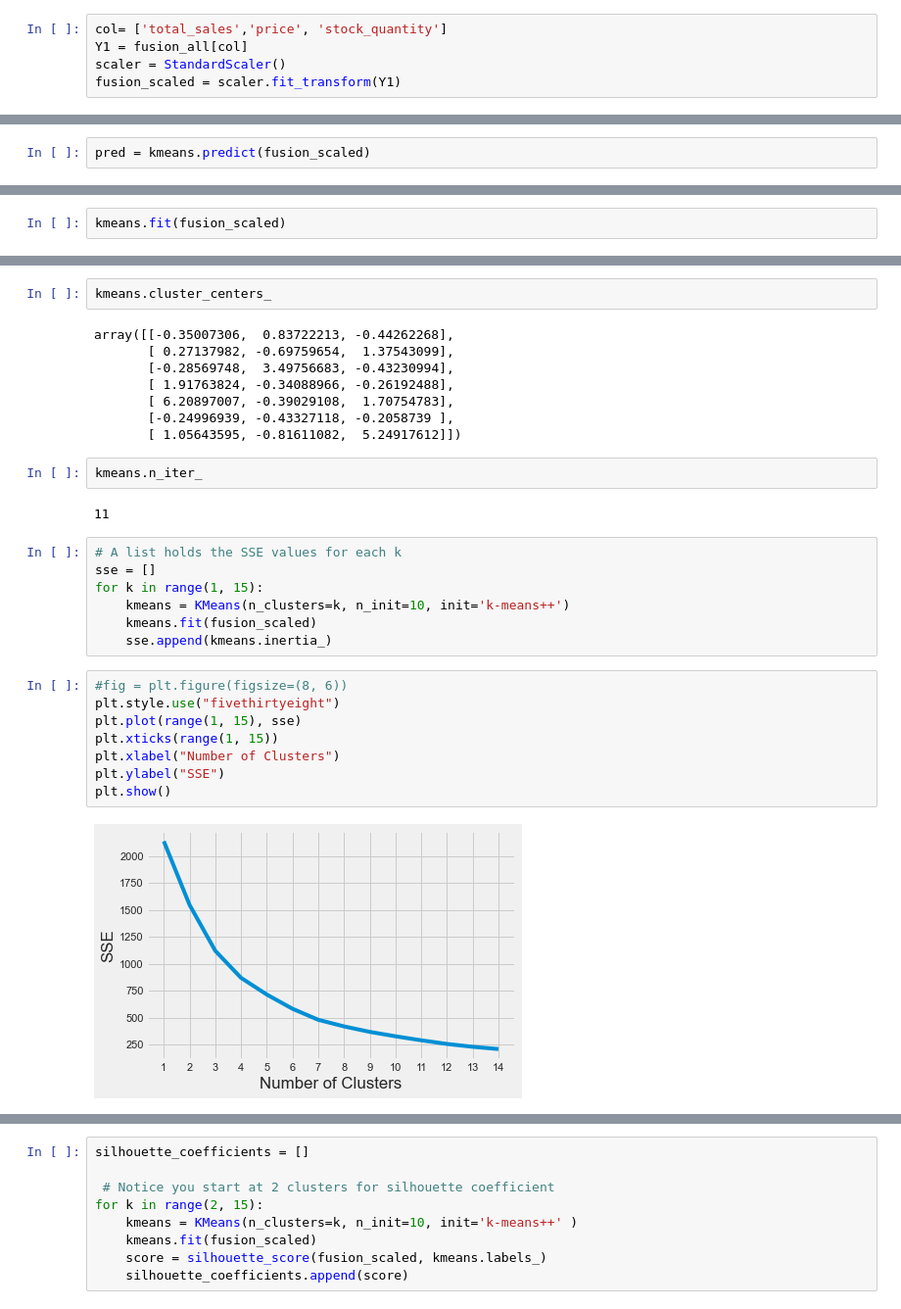
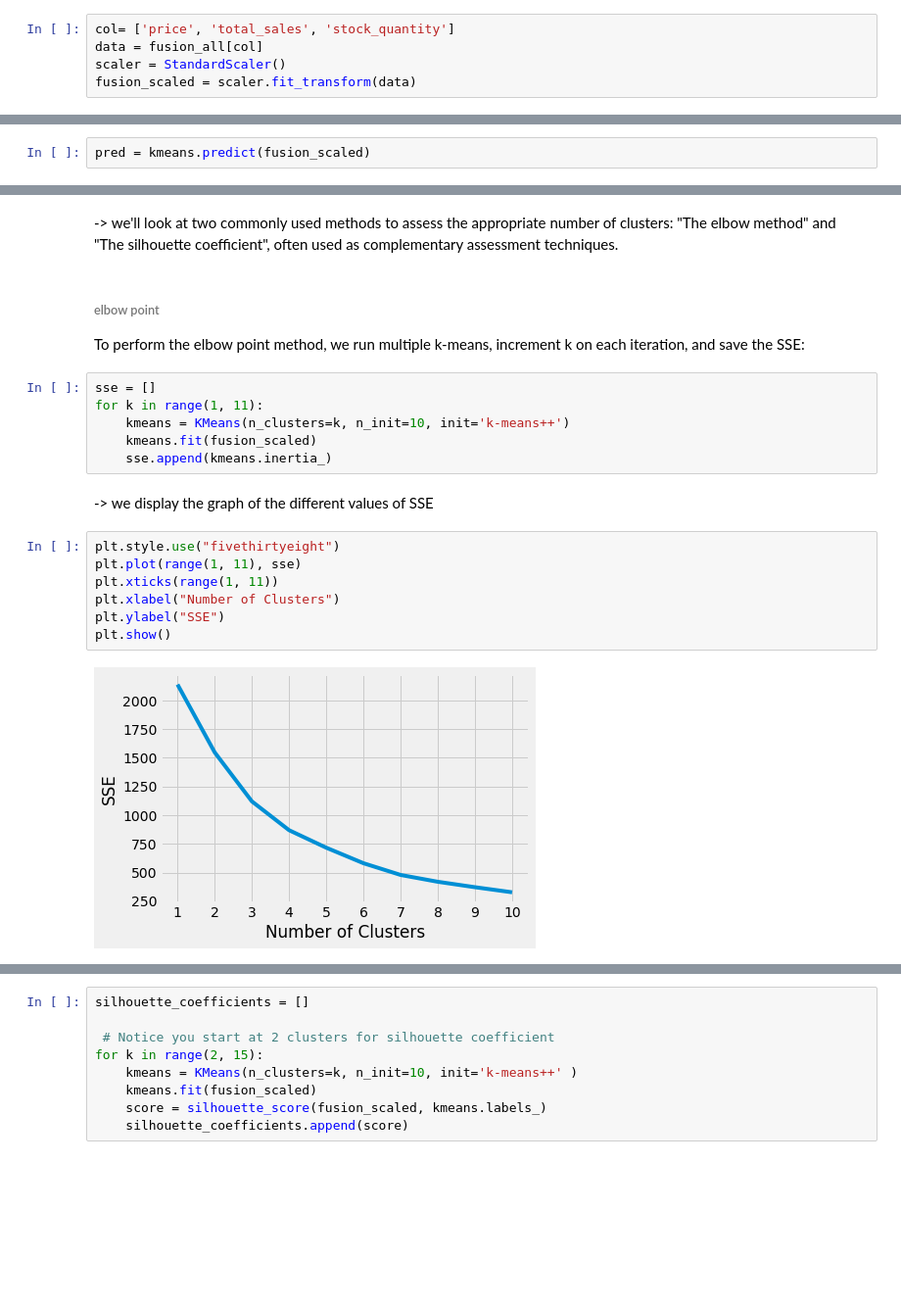
Before and after one commit to Asx11/wine-spirit, a Jupyter notebook: wine_spirit.ipynb, the cells around one changed output, grey strips where cells are left out. Shown at 98% size. Cells and saved outputs as stored; diff of their text form; blank space fills up the shorter version.

```diff
--- a/wine_spirit.ipynb
+++ b/wine_spirit.ipynb
@@ -564,5 +617,5 @@ plt.scatter(x[z >0], y[z >0],c = 'green', alpha=0.5)
 # %%
-col= ['total_sales','price', 'stock_quantity']
-Y1 = fusion_all[col]
+col= ['price', 'total_sales', 'stock_quantity']
+data = fusion_all[col]
 scaler = StandardScaler()
-fusion_scaled = scaler.fit_transform(Y1)
+fusion_scaled = scaler.fit_transform(data)
@@ -580,2 +677,0 @@ plt.show()
-# %%
-kmeans.fit(fusion_scaled)
@@ -588,31 +678,22 @@ kmeans.inertia_
-# %%
-kmeans.cluster_centers_
-# %% [output]
-array([[-0.35007306,  0.83722213, -0.44262268],
-       [ 0.27137982, -0.69759654,  1.37543099],
-       [-0.28569748,  3.49756683, -0.43230994],
-       [ 1.91763824, -0.34088966, -0.26192488],
-       [ 6.20897007, -0.39029108,  1.70754783],
-       [-0.24996939, -0.43327118, -0.2058739 ],
-       [ 1.05643595, -0.81611082,  5.24917612]])
-# %%
-kmeans.n_iter_
-# %% [output]
-11
+# %% [markdown]
+-> we'll look at two commonly used methods to assess the appropriate number of clusters: "The elbow method" and "The silhouette coefficient", often used as complementary assessment techniques.
+# %% [markdown]
+###### elbow point
+To perform the elbow point method, we run multiple k-means, increment k on each iteration, and save the SSE:
 # %%
-# A list holds the SSE values for each k
 sse = []
-for k in range(1, 15):
+for k in range(1, 11):
     kmeans = KMeans(n_clusters=k, n_init=10, init='k-means++')
     kmeans.fit(fusion_scaled)
     sse.append(kmeans.inertia_)
+# %% [markdown]
+-> we display the graph of the different values of SSE
 # %%
-#fig = plt.figure(figsize=(8, 6))
 plt.style.use("fivethirtyeight")
-plt.plot(range(1, 15), sse)
-plt.xticks(range(1, 15))
+plt.plot(range(1, 11), sse)
+plt.xticks(range(1, 11))
 plt.xlabel("Number of Clusters")
 plt.ylabel("SSE")
 plt.show()
 # %% [output]
-[figure, old version]
+[figure, new version]
```
Also changed, not shown: parts of 83 cells of this notebook.
